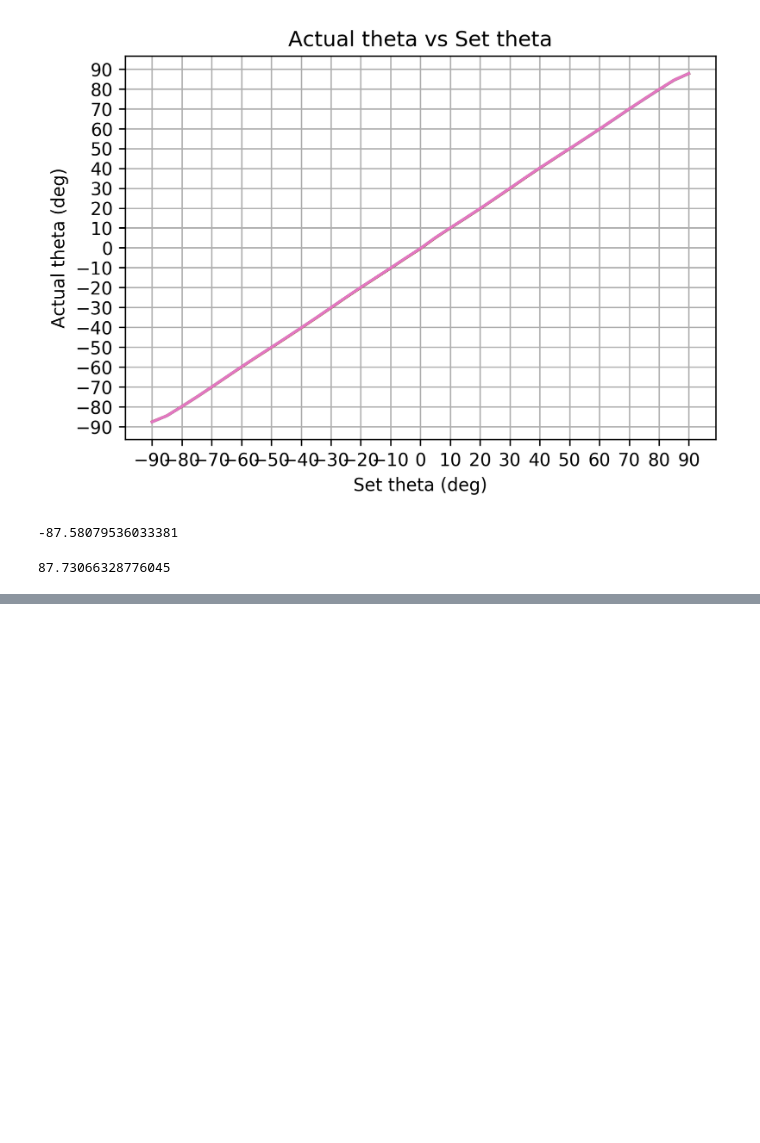
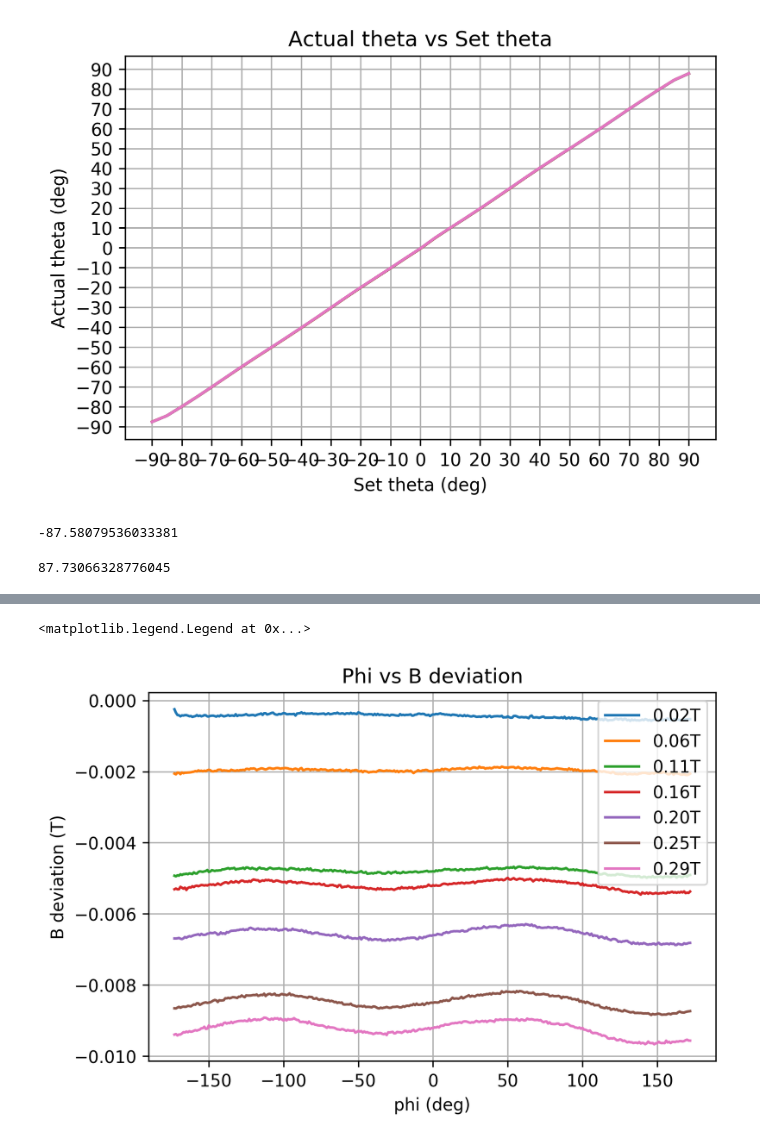
Before and after one commit to jeraldtm/Icarus, a Jupyter notebook: icarus_manual_data.ipynb, the cells around one changed output, grey strips where cells are left out. Cells and saved outputs as stored; diff of their text form; code cells hidden in the pictures; blank space fills up the shorter version.

```diff
--- a/icarus_manual_data.ipynb
+++ b/icarus_manual_data.ipynb
@@ -159,0 +186,16 @@ df.act_theta.max()
+# %%
+plt.figure(dpi=300)
+def plotsd(df):
+    plt.plot(df.phi, df.Bmag_deviation, label = '%.2fT' % df.Bmag.max())
+
+for i in range(len(dfList)):
+    plotsd(dfList[i])
+
+plt.title('Phi vs B deviation')
+plt.xlabel('phi (deg)')
+plt.ylabel('B deviation (T)')
+plt.grid()
+plt.legend()
+# %% [output]
+<matplotlib.legend.Legend at 0x...>
+[figure, added]
```
Also changed, not shown: parts of 3 cells of this notebook.
